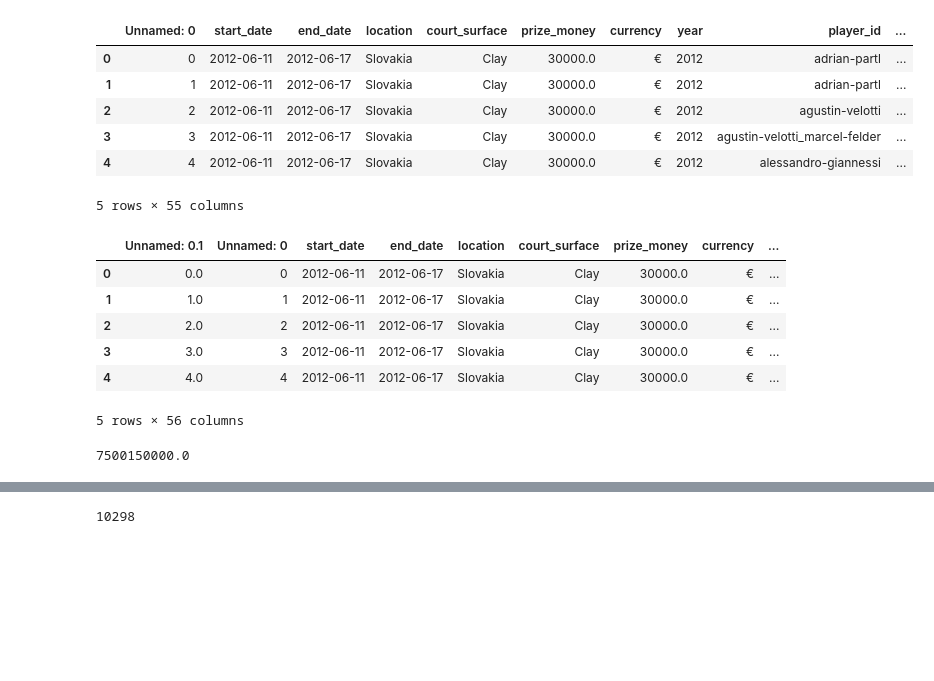
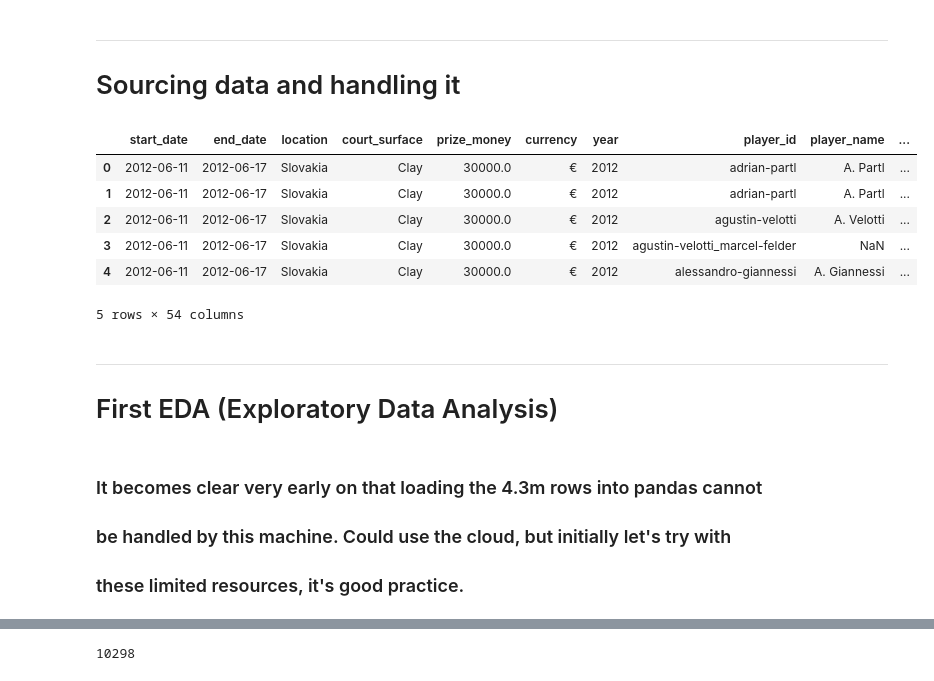
Before and after one commit to hughharford/atp, a Jupyter notebook: notebooks/get_started_inc_data.ipynb, the cells around one changed output, grey strips where cells are left out. Saved outputs shown, nothing was run; the diff lists cells and outputs as text; code cells hidden in the pictures; blank space fills up the shorter version.

```diff
--- a/notebooks/get_started_inc_data.ipynb
+++ b/notebooks/get_started_inc_data.ipynb
@@ -25,6 +26,9 @@ from sklearn.multiclass import OneVsOneClassifier
 from sklearn.utils import shuffle
             # sklearn models
 from sklearn.linear_model import LinearRegression, LogisticRegression
+# %% [markdown]
+***
+# Sourcing data and handling it
 # %%
 # check raw data archive path extant:
 atp_data_path = os.path.join('..','raw_data','archive')
@@ -56,13 +60,13 @@ assert os.path.isfile('../raw_data/archive/countries.csv'), 'all_matches.csv not
 # %%
 
 # needs care here, too big for memory
-matches_df_1st_50k = pd.read_csv(matches_data_path, nrows=50_000)
+matches_df_1st_50k = pd.read_csv(matches_data_path, nrows=50_000, index_col=0)
 matches_df_1st_50k.head()
 # %% [output]
-|  | Unnamed: 0 | start_date | end_date | location | court_surface | prize_money | currency | year | player_id | ... |
-| 0 | 0 | 2012-06-11 | 2012-06-17 | Slovakia | Clay | 30000.0 | € | 2012 | adrian-partl | ... |
-| 1 | 1 | 2012-06-11 | 2012-06-17 | Slovakia | Clay | 30000.0 | € | 2012 | adrian-partl | ... |
-| 2 | 2 | 2012-06-11 | 2012-06-17 | Slovakia | Clay | 30000.0 | € | 2012 | agustin-velotti | ... |
-| 3 | 3 | 2012-06-11 | 2012-06-17 | Slovakia | Clay | 30000.0 | € | 2012 | agustin-velotti_marcel-felder | ... |
-| 4 | 4 | 2012-06-11 | 2012-06-17 | Slovakia | Clay | 30000.0 | € | 2012 | alessandro-giannessi | ... |
+|  | start_date | end_date | location | court_surface | prize_money | currency | year | player_id | player_name | ... |
+| 0 | 2012-06-11 | 2012-06-17 | Slovakia | Clay | 30000.0 | € | 2012 | adrian-partl | A. Partl | ... |
+| 1 | 2012-06-11 | 2012-06-17 | Slovakia | Clay | 30000.0 | € | 2012 | adrian-partl | A. Partl | ... |
+| 2 | 2012-06-11 | 2012-06-17 | Slovakia | Clay | 30000.0 | € | 2012 | agustin-velotti | A. Velotti | ... |
+| 3 | 2012-06-11 | 2012-06-17 | Slovakia | Clay | 30000.0 | € | 2012 | agustin-velotti_marcel-felder | NaN | ... |
+| 4 | 2012-06-11 | 2012-06-17 | Slovakia | Clay | 30000.0 | € | 2012 | alessandro-giannessi | A. Giannessi | ... |
-5 rows × 55 columns
+5 rows × 54 columns
@@ -71,16 +73,7 @@ matches_data_latest = pd.read_csv(matches_data_path_latest)
-# %%
-
-matches_data_latest.head()
-# matches_data_latest.count()
-# %% [output]
-|  | Unnamed: 0.1 | Unnamed: 0 | start_date | end_date | location | court_surface | prize_money | currency | ... |
-| 0 | 0.0 | 0 | 2012-06-11 | 2012-06-17 | Slovakia | Clay | 30000.0 | € | ... |
-| 1 | 1.0 | 1 | 2012-06-11 | 2012-06-17 | Slovakia | Clay | 30000.0 | € | ... |
-| 2 | 2.0 | 2 | 2012-06-11 | 2012-06-17 | Slovakia | Clay | 30000.0 | € | ... |
-| 3 | 3.0 | 3 | 2012-06-11 | 2012-06-17 | Slovakia | Clay | 30000.0 | € | ... |
-| 4 | 4.0 | 4 | 2012-06-11 | 2012-06-17 | Slovakia | Clay | 30000.0 | € | ... |
-5 rows × 56 columns
-# %%
-(matches_data_latest.index - matches_data_latest['Unnamed: 0.1']).sum()
-# %% [output]
-7500150000.0
+# %% [markdown]
+***
+# First EDA (Exploratory Data Analysis)
+# %% [markdown]
+### It becomes clear very early on that loading the 4.3m rows into pandas cannot
+### be handled by this machine. Could use the cloud, but initially let's try with
+### these limited resources, it's good practice.
```
Also changed, not shown: parts of 34 cells of this notebook.
